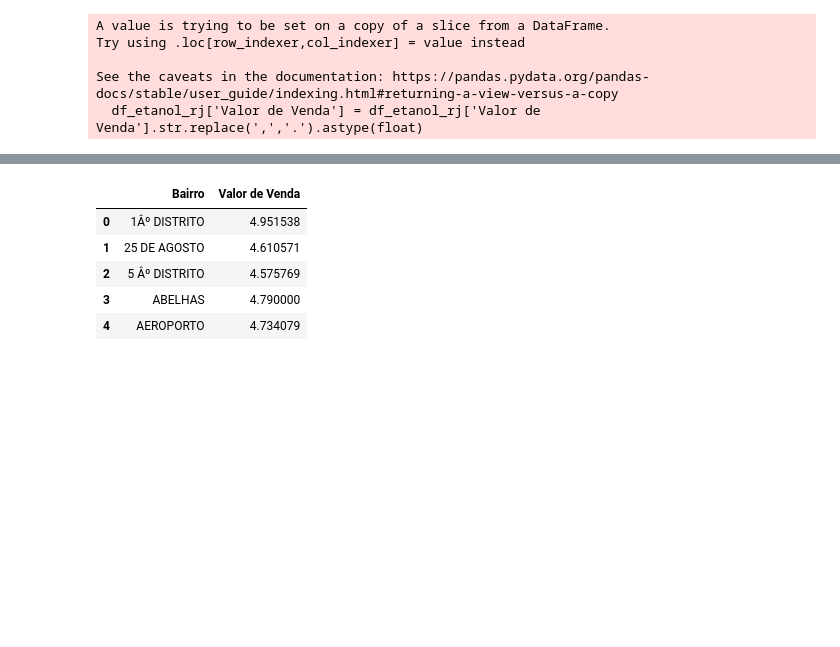
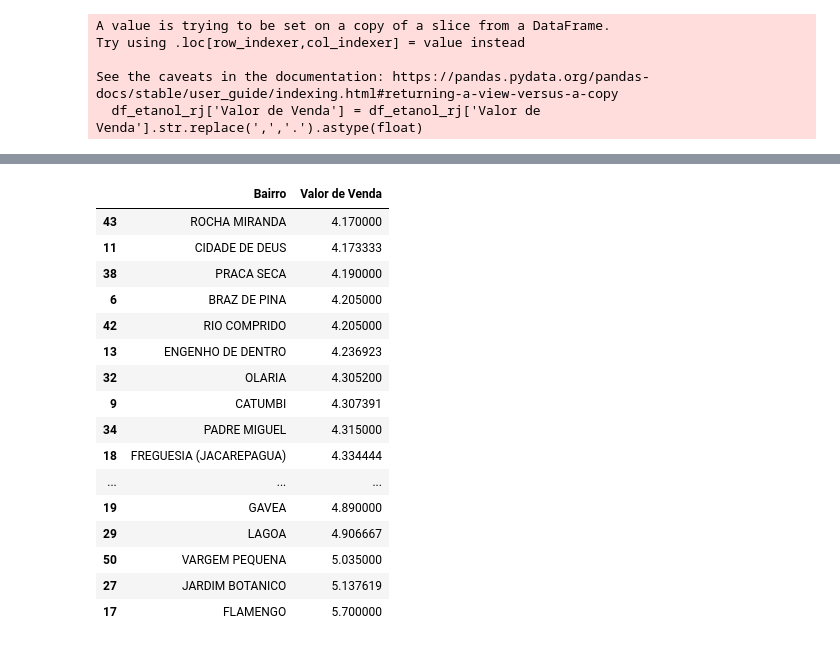
Before and after one commit to Fani-Oliveira/Repo_Senac, a Jupyter notebook: EstudoCombustiveis.ipynb, the cells around one changed output, grey strips where cells are left out. Drawn from its saved outputs; the diff is of its cells as text; code cells hidden in the pictures; blank space fills up the shorter version.

```diff
--- a/EstudoCombustiveis.ipynb
+++ b/EstudoCombustiveis.ipynb
@@ -1,7 +1,7 @@
 # %%
 import pandas as pd
 # %%
-df = pd.read_csv('PreçosSemestrais.csv', sep= ';', encoding= 'latin1')
+df = pd.read_csv('PreçosSemestrais_2025.01.csv', sep= ';', encoding= 'latin1')
 df
 # %% [output]
 |  | ï»¿Regiao - Sigla | Estado - Sigla | Municipio | Revenda | CNPJ da Revenda | Nome da Rua | Numero Rua | ... |
@@ -24,5 +24,5 @@ Etanol:
 # %%
-df_rj = df.loc[df['Estado - Sigla']== 'RJ']
+df_rj = df.loc[df['Municipio']== 'RIO DE JANEIRO']
 df_rj
 # %% [output]
 |  | ï»¿Regiao - Sigla | Estado - Sigla | Municipio | Revenda | CNPJ da Revenda | Nome da Rua | Numero Rua | ... |
@@ -83,9 +88,21 @@ df_etanol
-# %%
-df_etanol.head()
-# %% [output]
-|  | Bairro | Valor de Venda |
-| 0 | 1Âº DISTRITO | 4.951538 |
-| 1 | 25 DE AGOSTO | 4.610571 |
-| 2 | 5 Âº DISTRITO | 4.575769 |
-| 3 | ABELHAS | 4.790000 |
-| 4 | AEROPORTO | 4.734079 |
+# %%
+df_etanol_ordenado = df_etanol.sort_values(by='Valor de Venda')
+df_etanol_ordenado
+# %% [output]
+|  | Bairro | Valor de Venda |
+| 43 | ROCHA MIRANDA | 4.170000 |
+| 11 | CIDADE DE DEUS | 4.173333 |
+| 38 | PRACA SECA | 4.190000 |
+| 6 | BRAZ DE PINA | 4.205000 |
+| 42 | RIO COMPRIDO | 4.205000 |
+| 13 | ENGENHO DE DENTRO | 4.236923 |
+| 32 | OLARIA | 4.305200 |
+| 9 | CATUMBI | 4.307391 |
+| 34 | PADRE MIGUEL | 4.315000 |
+| 18 | FREGUESIA (JACAREPAGUA) | 4.334444 |
+| ... | ... | ... |
+| 19 | GAVEA | 4.890000 |
+| 29 | LAGOA | 4.906667 |
+| 50 | VARGEM PEQUENA | 5.035000 |
+| 27 | JARDIM BOTANICO | 5.137619 |
+| 17 | FLAMENGO | 5.700000 |
```
Also changed, not shown: parts of 20 cells of this notebook, 2 other files.
